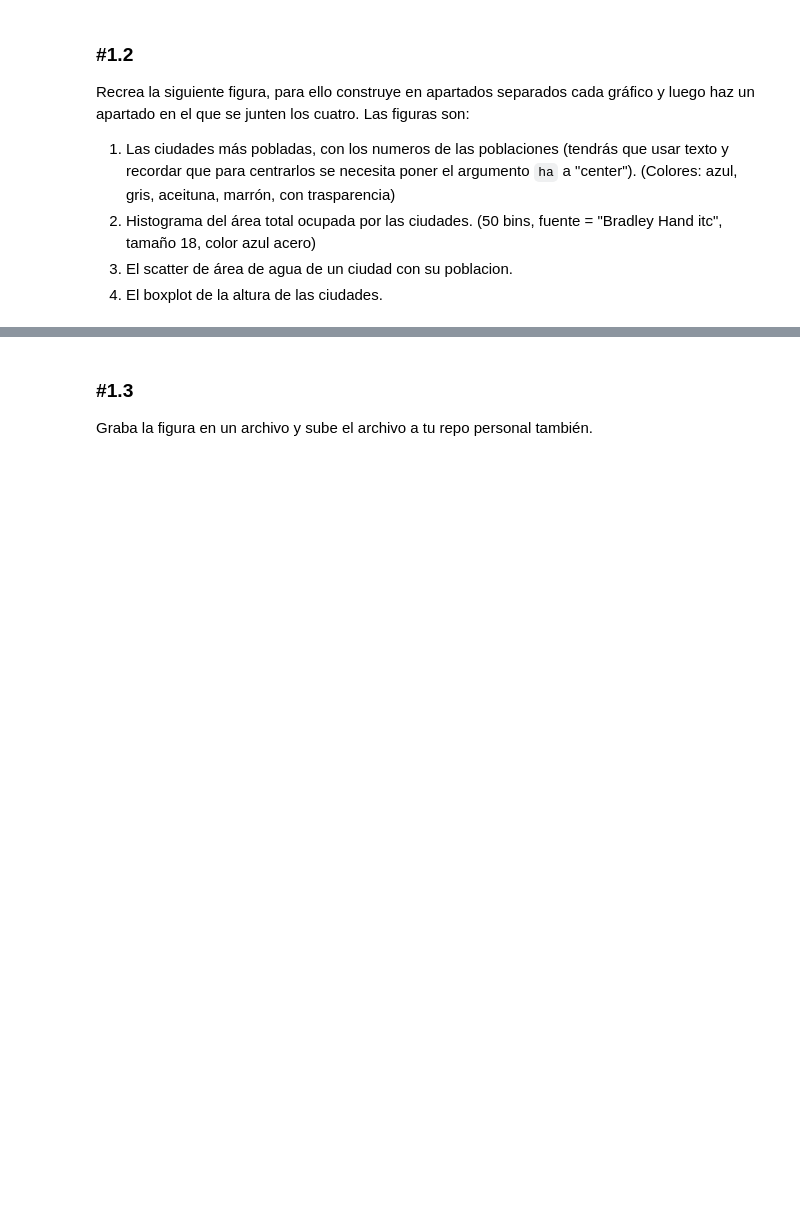
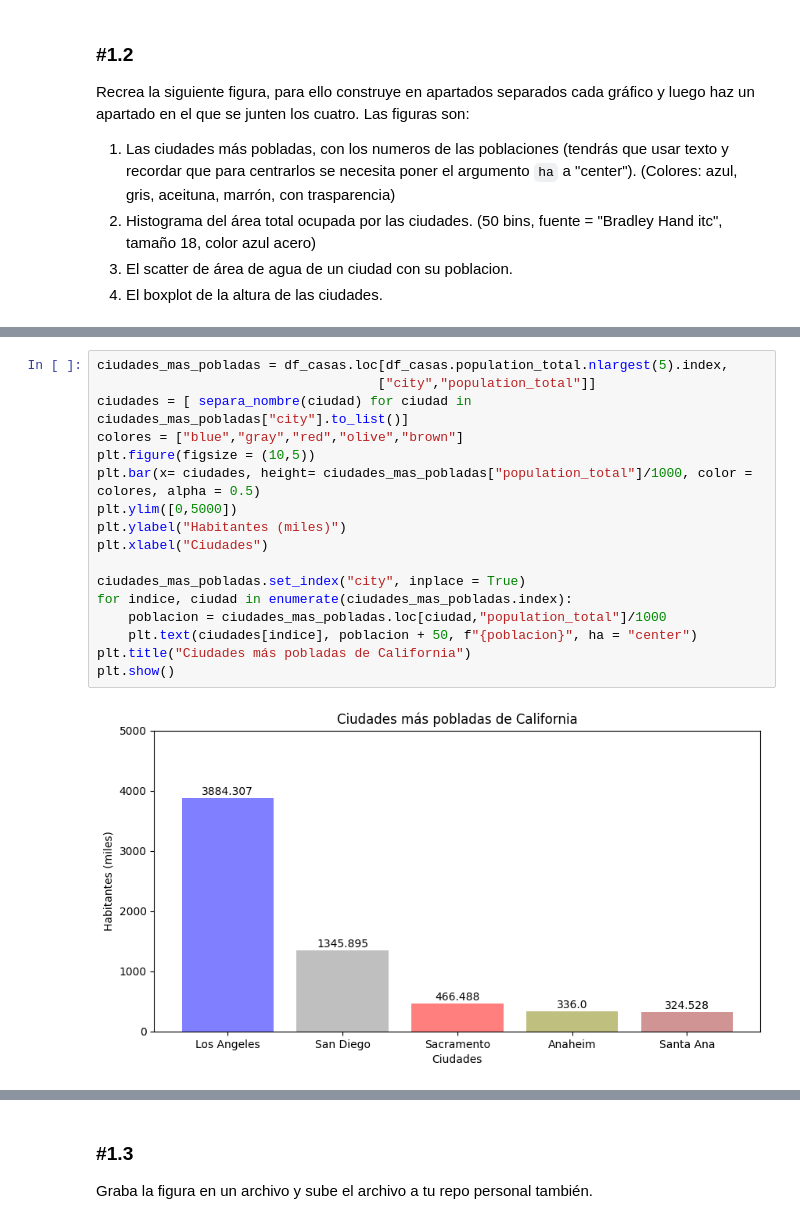
Before and after one commit to Lavs15/ONLINE_DS_THEBRIGDE_LVS, a Jupyter notebook: SPRINT_8/18_Practica_Obligatoria_Visualizacion_Basica.ipynb, the cells around one changed output, grey strips where cells are left out. Cells and saved outputs as stored; diff of their text form; blank space fills up the shorter version.

```diff
--- a/SPRINT_8/18_Practica_Obligatoria_Visualizacion_Basica.ipynb
+++ b/SPRINT_8/18_Practica_Obligatoria_Visualizacion_Basica.ipynb
@@ -123,0 +184,19 @@ df_pobladas
+# %%
+ciudades_mas_pobladas = df_casas.loc[df_casas.population_total.nlargest(5).index,
+                                    ["city","population_total"]]
+ciudades = [ separa_nombre(ciudad) for ciudad in ciudades_mas_pobladas["city"].to_list()]
+colores = ["blue","gray","red","olive","brown"]
+plt.figure(figsize = (10,5))
+plt.bar(x= ciudades, height= ciudades_mas_pobladas["population_total"]/1000, color = colores, alpha = 0.5)
+plt.ylim([0,5000])
+plt.ylabel("Habitantes (miles)")
+plt.xlabel("Ciudades")
+
+ciudades_mas_pobladas.set_index("city", inplace = True)
+for indice, ciudad in enumerate(ciudades_mas_pobladas.index):
+    poblacion = ciudades_mas_pobladas.loc[ciudad,"population_total"]/1000
+    plt.text(ciudades[indice], poblacion + 50, f"{poblacion}", ha = "center")
+plt.title("Ciudades más pobladas de California")
+plt.show()
+# %% [output]
+[figure, added]
```
Also changed, not shown: parts of 6 cells of this notebook, 5 other files.
